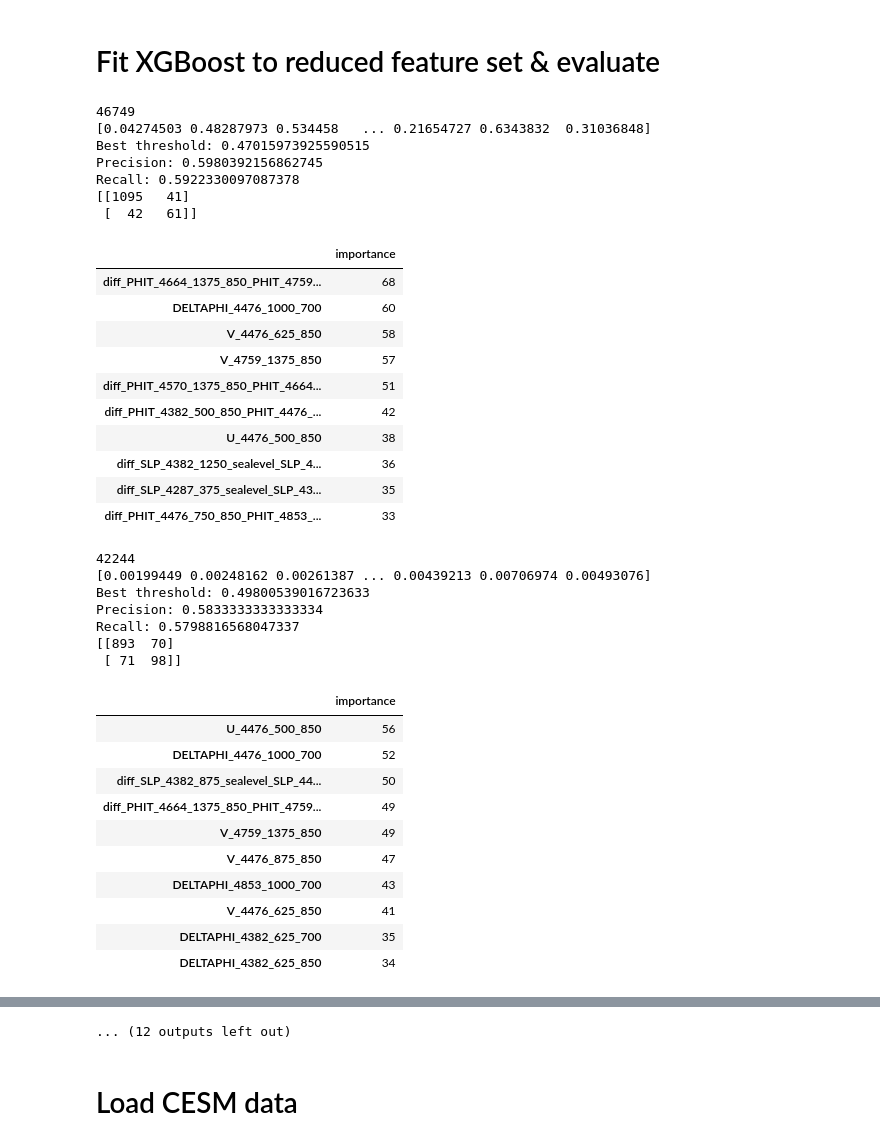
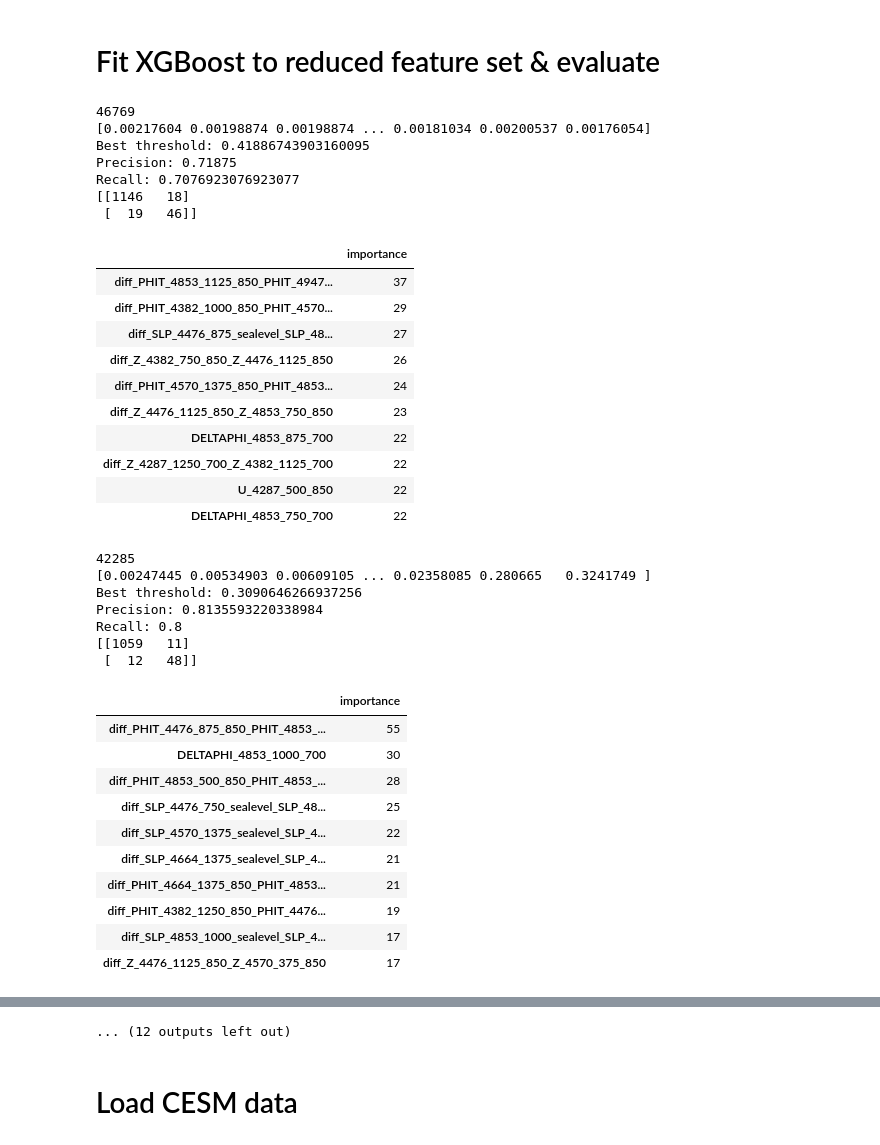
Before and after one commit to ch-mon/foehn-development, a Jupyter notebook: train_model_on_ERAI_and_predict_on_CESM.ipynb, the cells around one changed output, grey strips where cells are left out. Drawn from its saved outputs; the diff is of its cells as text; code cells hidden in the pictures.

```diff
--- a/train_model_on_ERAI_and_predict_on_CESM.ipynb
+++ b/train_model_on_ERAI_and_predict_on_CESM.ipynb
@@ -35,7 +35,7 @@ def calc_pot_temp(T, p):
 # %% [markdown]
 # Read merged meterological & foehn data
 # %%
-df_ERA = pd.read_csv("/net/litho/atmosdyn2/chmony/data/FoehnAndMeteorologicalData/ERAI_and_North_Foehn_Piotta_data.csv.gz", parse_dates=["date"])
+df_ERA = pd.read_csv("/net/litho/atmosdyn2/chmony/data/FoehnAndMeteorologicalData/ERAI_and_South_Foehn_Altdorf_data.csv.gz", parse_dates=["date"])
 # df_ERA["date"] = pd.to_datetime(df_ERA["date"], format="%Y-%m-%dT%H:%M:00.000Z") # Only if reading from Dataiku file
 df_ERA.dropna(inplace=True)
 df_ERA.reset_index(inplace=True, drop=True)
@@ -324,7 +324,7 @@ XGBClassifier(base_score=0.2, booster='gbtree', colsample_bylevel=1.0,
 # %% [markdown]
 # Reduce dataframe to most important features
 # %%
-df_ERA_reduced_features = df_ERA_all_features.loc[:,df_ERA_feature_importances.loc[:50, "feature_name"]]
+df_ERA_reduced_features = df_ERA_all_features.loc[:,df_ERA_feature_importances.loc[:100, "feature_name"]]
 feature_names_reduced = df_ERA_reduced_features.columns.tolist()
 df_ERA_reduced_features["date"] = df_ERA_all_features["date"]
 df_ERA_reduced_features["Foehn"] = df_ERA_all_features["Foehn"]
@@ -538,7 +531,7 @@ def sigmoid(x):
     return 1 / (1 + np.exp(-x))
 
 # from sklearn.metrics import log_loss, make_scorer
-def custom_loss(predt: np.ndarray, dtrain: xgb.DMatrix, ERA_len, CESM_len, alpha=100000):
+def custom_loss(predt: np.ndarray, dtrain: xgb.DMatrix, ERA_len, CESM_len, alpha=0.0001):
     y = dtrain.get_label()[:ERA_len]
 
     pred = sigmoid(predt)
@@ -621,7 +614,7 @@ if estimator == "XGB":
                              label=df_ERA_CESMp["Foehn"])
         model = xgb.Booster(params, [D_train])
 
-        for _ in range(100):
+        for _ in range(200):
             pred = model.predict(D_train)
             g, h = custom_loss(pred, D_train, ERA_len=train_mask_month.sum(), CESM_len = month_mask_CESMp.sum())
             model.boost(D_train, g, h)
@@ -683,65 +676,65 @@ elif estimator == "CGB":
 ## LightGBM estimator
 elif estimator == "LGB":
     model = lgb.LGBMClassifier(loss_function='Logloss',
                                boosting_type="goss",
                                     verbose=0,
                                     scale_pos_weight=20,
                                     n_jobs=5,
                                     random_seed=42)
 
     parameters = {'max_depth': [1,2,3,4, 5], 'learning_rate': [0.1], 'n_estimators':[10,20,30, 40,50, 100]}
 
 ## KNN estimator
 elif estimator == "KNN":
     model = sklearn.neighbors.KNeighborsClassifier(n_jobs=8,weights="distance")
     parameters = {'n_neighbors': [30,50]}
 elif estimator=="LR":
     model = sklearn.linear_model.LogisticRegression(random_state=42,class_weight={0:1, 1:20}, max_iter=500, n_jobs=30, penalty="l1", solver="saga")
     parameters= {"C":[0.1]}
 
 # Monthly or yearly model
 # if monthly_models:
 #     models_retrained_list, thresholds_list = train_model_for_each_month(model, parameters)
 # else:
 #     model, best_threshold_ERA = get_best_model_through_CV(model, parameters)
 #     model.set_params(n_jobs=25)
 
 df_ERA_reduced_features_scaled["dataset"] = "ERA"
 df_ERA_reduced_features_scaled["ensemble"] = "ERA"
 # %% [output]
-46749
-[0.04274503 0.48287973 0.534458   ... 0.21654727 0.6343832  0.31036848]
-Best threshold: 0.47015973925590515
-Precision: 0.5980392156862745
-Recall: 0.5922330097087378
-[[1095   41]
- [  42   61]]
+46769
+[0.00217604 0.00198874 0.00198874 ... 0.00181034 0.00200537 0.00176054]
+Best threshold: 0.41886743903160095
+Precision: 0.71875
+Recall: 0.7076923076923077
+[[1146   18]
+ [  19   46]]
 |  | importance |
-| diff_PHIT_4664_1375_850_PHIT_4759... | 68 |
-| DELTAPHI_4476_1000_700 | 60 |
-| V_4476_625_850 | 58 |
-| V_4759_1375_850 | 57 |
-| diff_PHIT_4570_1375_850_PHIT_4664... | 51 |
-| diff_PHIT_4382_500_850_PHIT_4476_... | 42 |
-| U_4476_500_850 | 38 |
-| diff_SLP_4382_1250_sealevel_SLP_4... | 36 |
-| diff_SLP_4287_375_sealevel_SLP_43... | 35 |
-| diff_PHIT_4476_750_850_PHIT_4853_... | 33 |
+| diff_PHIT_4853_1125_850_PHIT_4947... | 37 |
+| diff_PHIT_4382_1000_850_PHIT_4570... | 29 |
+| diff_SLP_4476_875_sealevel_SLP_48... | 27 |
+| diff_Z_4382_750_850_Z_4476_1125_850 | 26 |
+| diff_PHIT_4570_1375_850_PHIT_4853... | 24 |
+| diff_Z_4476_1125_850_Z_4853_750_850 | 23 |
+| DELTAPHI_4853_875_700 | 22 |
+| diff_Z_4287_1250_700_Z_4382_1125_700 | 22 |
+| U_4287_500_850 | 22 |
+| DELTAPHI_4853_750_700 | 22 |
-42244
-[0.00199449 0.00248162 0.00261387 ... 0.00439213 0.00706974 0.00493076]
-Best threshold: 0.49800539016723633
-Precision: 0.5833333333333334
-Recall: 0.5798816568047337
-[[893  70]
- [ 71  98]]
+42285
+[0.00247445 0.00534903 0.00609105 ... 0.02358085 0.280665   0.3241749 ]
+Best threshold: 0.3090646266937256
+Precision: 0.8135593220338984
+Recall: 0.8
+[[1059   11]
+ [  12   48]]
 |  | importance |
-| U_4476_500_850 | 56 |
-| DELTAPHI_4476_1000_700 | 52 |
-| diff_SLP_4382_875_sealevel_SLP_44... | 50 |
-| diff_PHIT_4664_1375_850_PHIT_4759... | 49 |
-| V_4759_1375_850 | 49 |
-| V_4476_875_850 | 47 |
-| DELTAPHI_4853_1000_700 | 43 |
-| V_4476_625_850 | 41 |
-| DELTAPHI_4382_625_700 | 35 |
-| DELTAPHI_4382_625_850 | 34 |
+| diff_PHIT_4476_875_850_PHIT_4853_... | 55 |
+| DELTAPHI_4853_1000_700 | 30 |
+| diff_PHIT_4853_500_850_PHIT_4853_... | 28 |
+| diff_SLP_4476_750_sealevel_SLP_48... | 25 |
+| diff_SLP_4570_1375_sealevel_SLP_4... | 22 |
+| diff_SLP_4664_1375_sealevel_SLP_4... | 21 |
+| diff_PHIT_4664_1375_850_PHIT_4853... | 21 |
+| diff_PHIT_4382_1250_850_PHIT_4476... | 19 |
+| diff_SLP_4853_1000_sealevel_SLP_4... | 17 |
+| diff_Z_4476_1125_850_Z_4570_375_850 | 17 |
```
Also changed, not shown: parts of 9 cells of this notebook, 4 other files.
